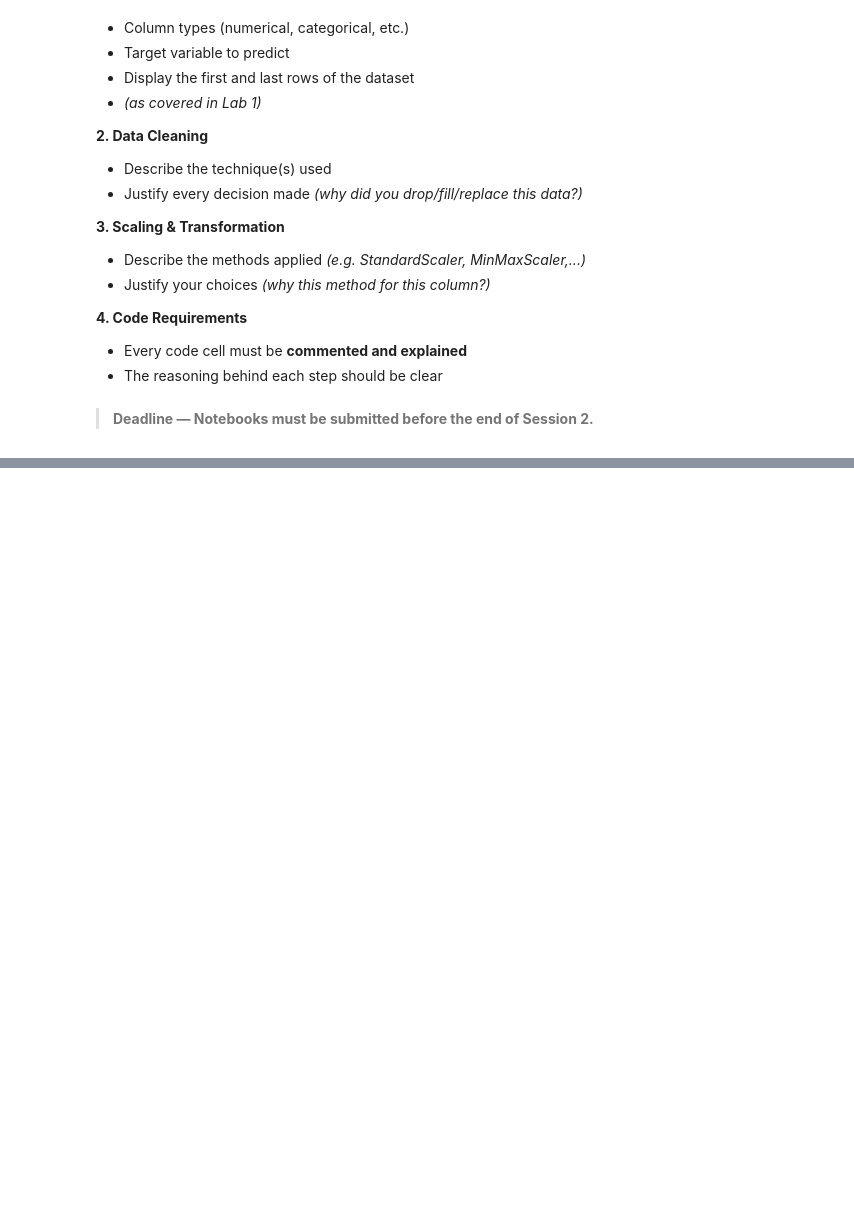
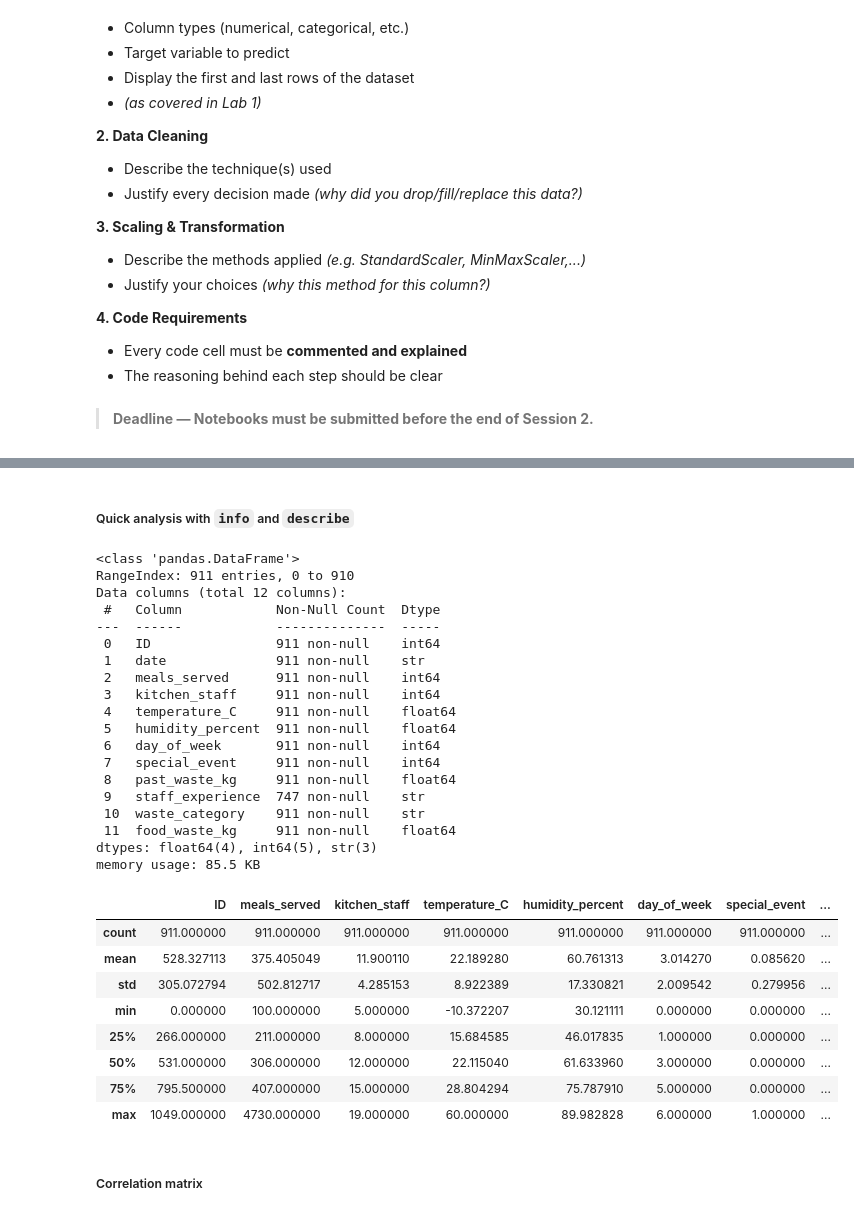
Before and after one commit to myrtus7/machine-learning-labs, a Jupyter notebook: labs/lab2.ipynb, the cells around one changed output, grey strips where cells are left out. Cells and saved outputs as stored; diff of their text form; code cells hidden in the pictures; blank space fills up the shorter version.

Commit message:
lab2 part 2 project

```diff
--- a/labs/lab2.ipynb
+++ b/labs/lab2.ipynb
@@ -223,0 +245,3 @@ operations: **data cleaning**, **scaling**, and **transformation**.
+# %%
+import pandas as pd
+df = pd.read_csv('../project/data.csv', sep=',')
@@ -223,0 +334,36 @@ operations: **data cleaning**, **scaling**, and **transformation**.
+# %% [markdown]
+##### Quick analysis with `info` and `describe`
+# %%
+df.info()
+df.describe()
+# %% [output]
+<class 'pandas.DataFrame'>
+RangeIndex: 911 entries, 0 to 910
+Data columns (total 12 columns):
+ #   Column            Non-Null Count  Dtype
+---  ------            --------------  -----
+ 0   ID                911 non-null    int64
+ 1   date              911 non-null    str
+ 2   meals_served      911 non-null    int64
+ 3   kitchen_staff     911 non-null    int64
+ 4   temperature_C     911 non-null    float64
+ 5   humidity_percent  911 non-null    float64
+ 6   day_of_week       911 non-null    int64
+ 7   special_event     911 non-null    int64
+ 8   past_waste_kg     911 non-null    float64
+ 9   staff_experience  747 non-null    str
+ 10  waste_category    911 non-null    str
+ 11  food_waste_kg     911 non-null    float64
+dtypes: float64(4), int64(5), str(3)
+memory usage: 85.5 KB
+|  | ID | meals_served | kitchen_staff | temperature_C | humidity_percent | day_of_week | special_event | ... |
+| count | 911.000000 | 911.000000 | 911.000000 | 911.000000 | 911.000000 | 911.000000 | 911.000000 | ... |
+| mean | 528.327113 | 375.405049 | 11.900110 | 22.189280 | 60.761313 | 3.014270 | 0.085620 | ... |
+| std | 305.072794 | 502.812717 | 4.285153 | 8.922389 | 17.330821 | 2.009542 | 0.279956 | ... |
+| min | 0.000000 | 100.000000 | 5.000000 | -10.372207 | 30.121111 | 0.000000 | 0.000000 | ... |
+| 25% | 266.000000 | 211.000000 | 8.000000 | 15.684585 | 46.017835 | 1.000000 | 0.000000 | ... |
+| 50% | 531.000000 | 306.000000 | 12.000000 | 22.115040 | 61.633960 | 3.000000 | 0.000000 | ... |
+| 75% | 795.500000 | 407.000000 | 15.000000 | 28.804294 | 75.787910 | 5.000000 | 0.000000 | ... |
+| max | 1049.000000 | 4730.000000 | 19.000000 | 60.000000 | 89.982828 | 6.000000 | 1.000000 | ... |
+# %% [markdown]
+##### Correlation matrix
```
Also changed, not shown: parts of 30 cells of this notebook, 1 other file.
